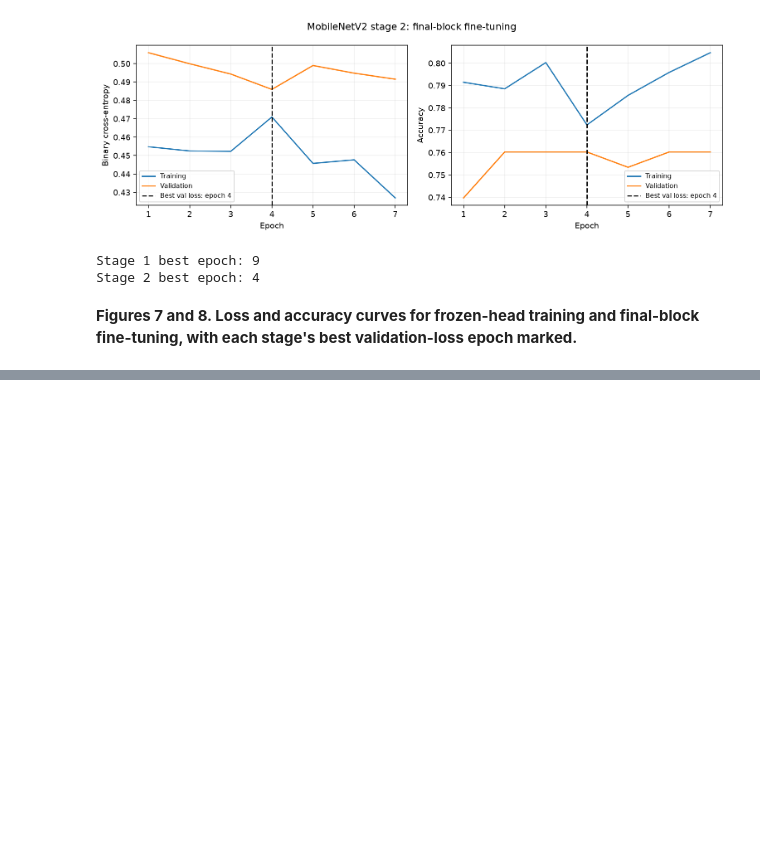
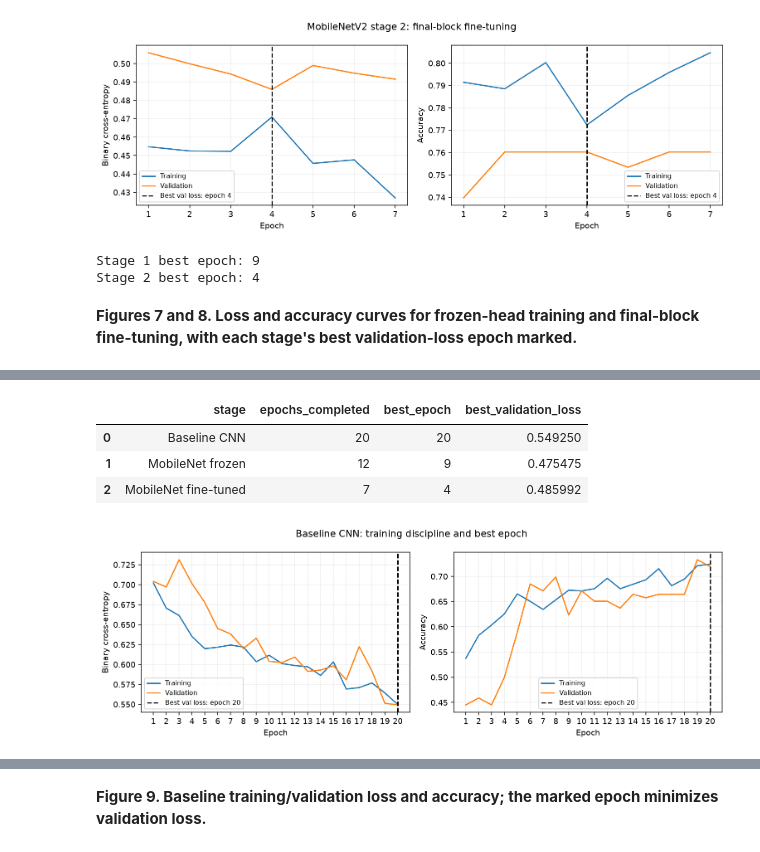
Before and after one commit to mamoon-17/VisionGuard-A2, a Jupyter notebook: l236050.ipynb, the cells around one changed output, grey strips where cells are left out. Cells and saved outputs as stored; diff of their text form; code cells hidden in the pictures; blank space fills up the shorter version.

Commit message:
Complete Task 2.4 deterministic training and checkpoint selection

```diff
--- a/l236050.ipynb
+++ b/l236050.ipynb
@@ -643,0 +650,25 @@ Stage 2 best epoch: 4
+# %%
+histories = {"Baseline CNN": baseline_history, "MobileNet frozen": frozen_history,
+             "MobileNet fine-tuned": fine_history}
+best_epochs = pd.DataFrame([
+    {"stage": name, "epochs_completed": len(history.history["loss"]),
+     "best_epoch": int(np.argmin(history.history["val_loss"])) + 1,
+     "best_validation_loss": float(min(history.history["val_loss"]))}
+    for name, history in histories.items()
+])
+display(best_epochs)
+plot_training(baseline_history, "Baseline CNN: training discipline and best epoch")
+frozen_loss = min(frozen_history.history["val_loss"])
+fine_loss = min(fine_history.history["val_loss"])
+selected_transfer_stage = "fine-tuned" if fine_loss < frozen_loss else "frozen"
+selected_transfer_path = ARTIFACTS / ("transfer_finetuned.keras" if fine_loss < frozen_loss else "transfer_frozen.keras")
+transfer = keras.models.load_model(selected_transfer_path)
+transfer.save(ARTIFACTS / "transfer_selected.keras")
+print("Transfer candidate chosen from validation loss:", selected_transfer_stage)
+best_epochs.to_json(ARTIFACTS / "best_epochs.json", orient="records", indent=2)
+# %% [output]
+|  | stage | epochs_completed | best_epoch | best_validation_loss |
+| 0 | Baseline CNN | 20 | 20 | 0.549250 |
+| 1 | MobileNet frozen | 12 | 9 | 0.475475 |
+| 2 | MobileNet fine-tuned | 7 | 4 | 0.485992 |
+[figure, added]
@@ -643,0 +676,2 @@ Stage 2 best epoch: 4
+# %% [markdown]
+**Figure 9. Baseline training/validation loss and accuracy; the marked epoch minimizes validation loss.**
```
Also changed, not shown: parts of 2 cells of this notebook.
